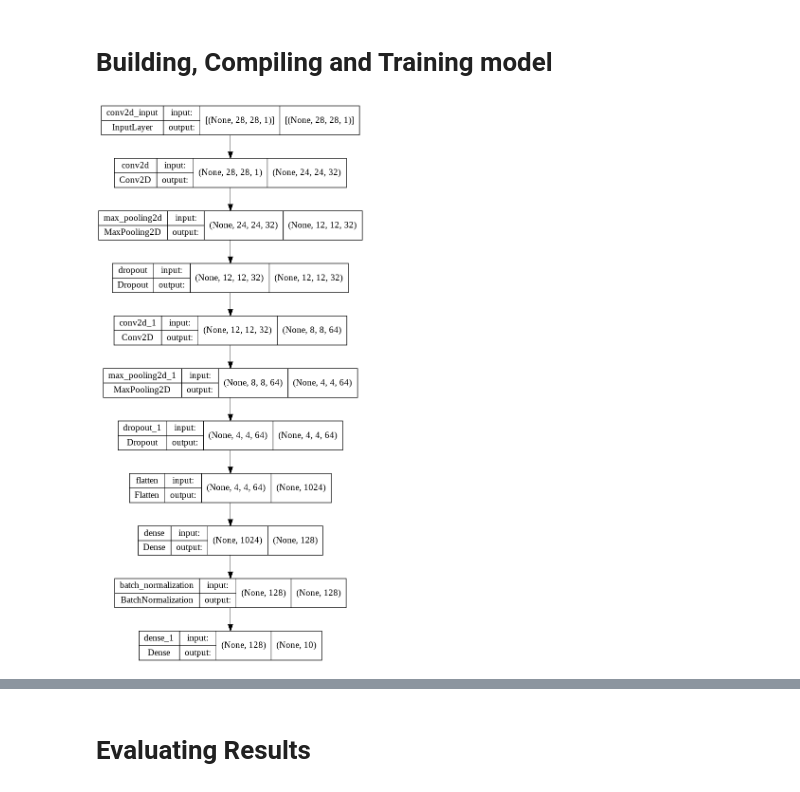
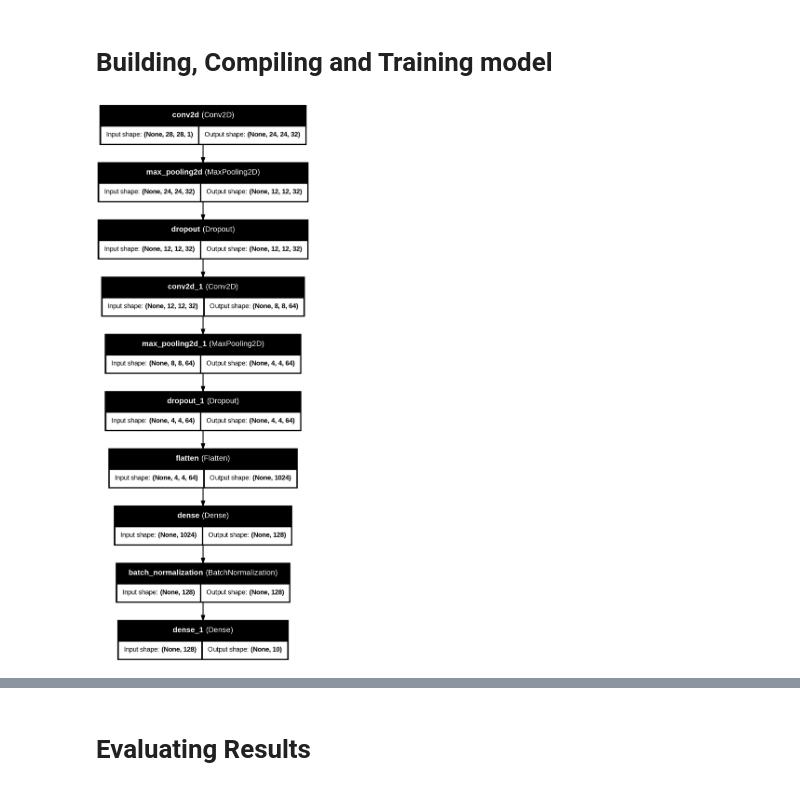
Before and after one commit to dylankirby1130/microprocessorlab, a Jupyter notebook: mnist_cnn.ipynb, the cells around one changed output, grey strips where cells are left out. Drawn from its saved outputs; the diff is of its cells as text; code cells hidden in the pictures.

```diff
--- a/mnist_cnn.ipynb
+++ b/mnist_cnn.ipynb
@@ -80,10 +84,11 @@ model = tf.keras.models.Sequential([
 # %%
-#Getting the model framework/summary
-from keras.utils.vis_utils import plot_model
+# Getting the model framework/summary
+from tensorflow.keras.utils import plot_model
+from IPython.display import Image, display
+
 plot_model(model, to_file='model.png', show_shapes=True, show_layer_names=True)
-from IPython.display import Image
-Image("model.png")
+display(Image(filename='model.png'))
 # %% [output]
-[figure, old version]
+[figure, new version]
 # %%
 #Compiling the model
```
Also changed, not shown: parts of 12 cells of this notebook.
